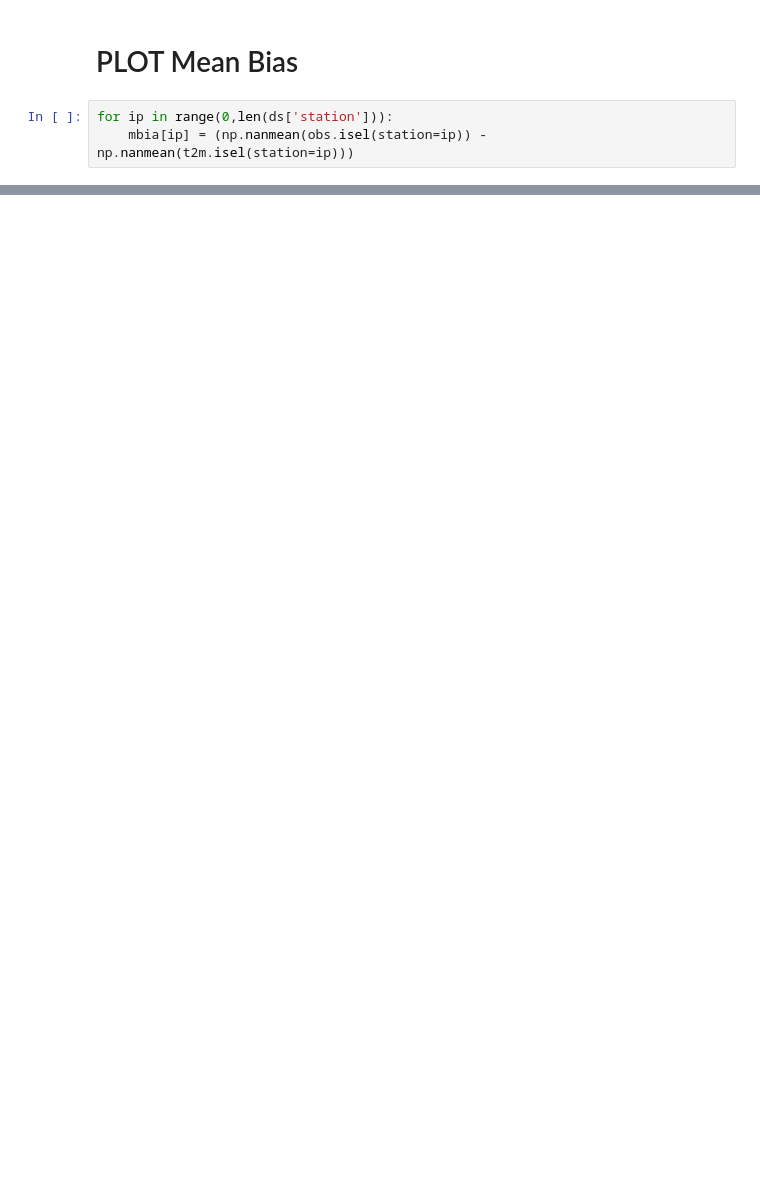
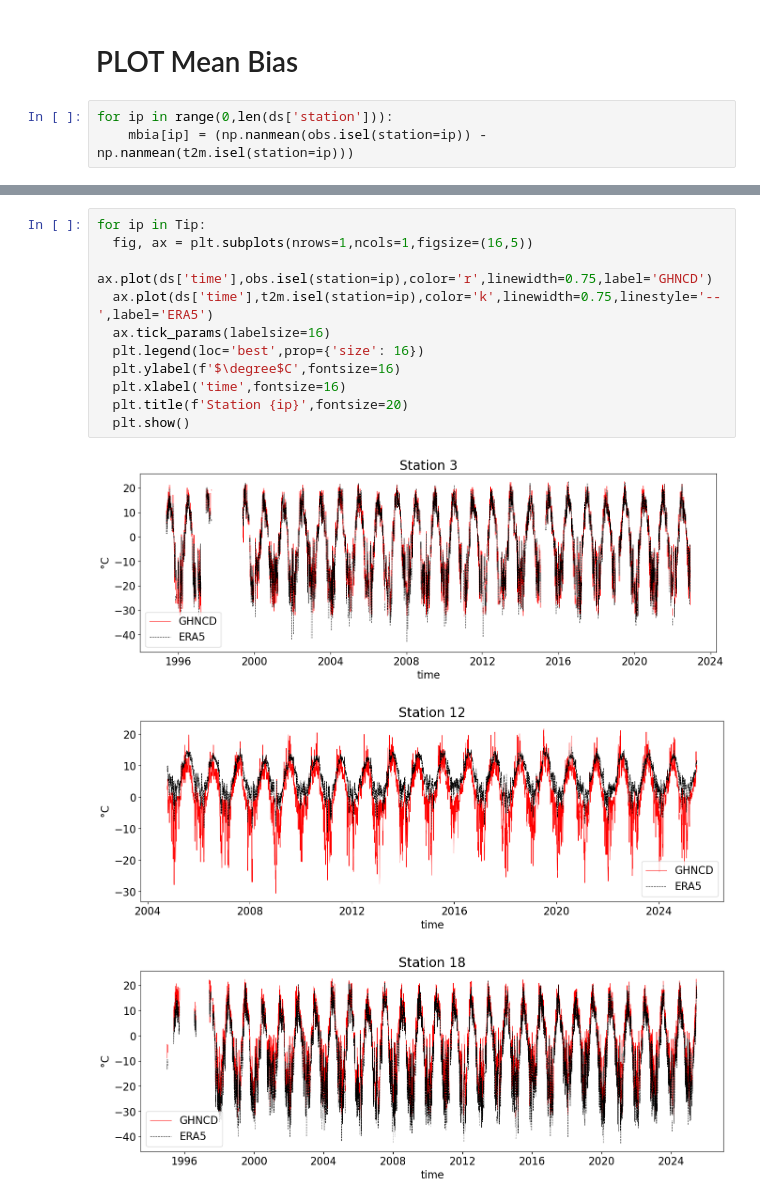
Before and after one commit to GaelleHervieux/ERA5_Tair_Tmin_Tmax, a Jupyter notebook: plot_GHCND_vs_ERA5_AK.ipynb, the cells around one changed output, grey strips where cells are left out. Saved outputs shown, nothing was run; the diff lists cells and outputs as text; blank space fills up the shorter version.

```diff
--- a/plot_GHCND_vs_ERA5_AK.ipynb
+++ b/plot_GHCND_vs_ERA5_AK.ipynb
@@ -161,0 +259,15 @@ Text(0.5, 0, 'time')
+# %%
+for ip in Tip:
+  fig, ax = plt.subplots(nrows=1,ncols=1,figsize=(16,5))
+  ax.plot(ds['time'],obs.isel(station=ip),color='r',linewidth=0.75,label='GHNCD')
+  ax.plot(ds['time'],t2m.isel(station=ip),color='k',linewidth=0.75,linestyle='--',label='ERA5')
+  ax.tick_params(labelsize=16)
+  plt.legend(loc='best',prop={'size': 16})
+  plt.ylabel(f'$\degree$C',fontsize=16)
+  plt.xlabel('time',fontsize=16)
+  plt.title(f'Station {ip}',fontsize=20)
+  plt.show()
+# %% [output]
+[figure, added]
+[figure, added]
+[figure, added]
```
Also changed, not shown: parts of 13 cells of this notebook.
